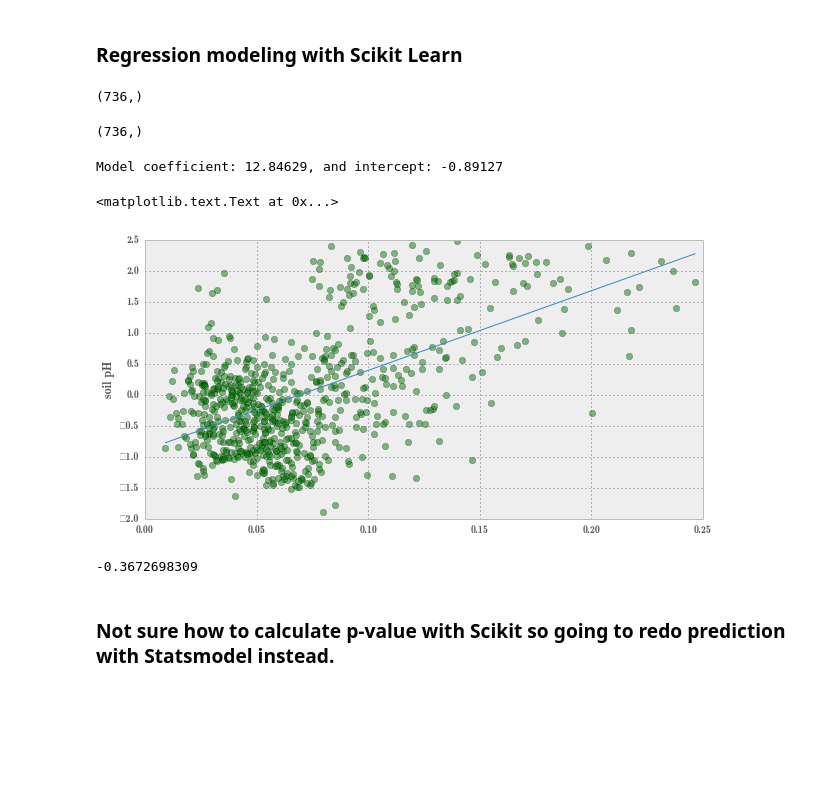
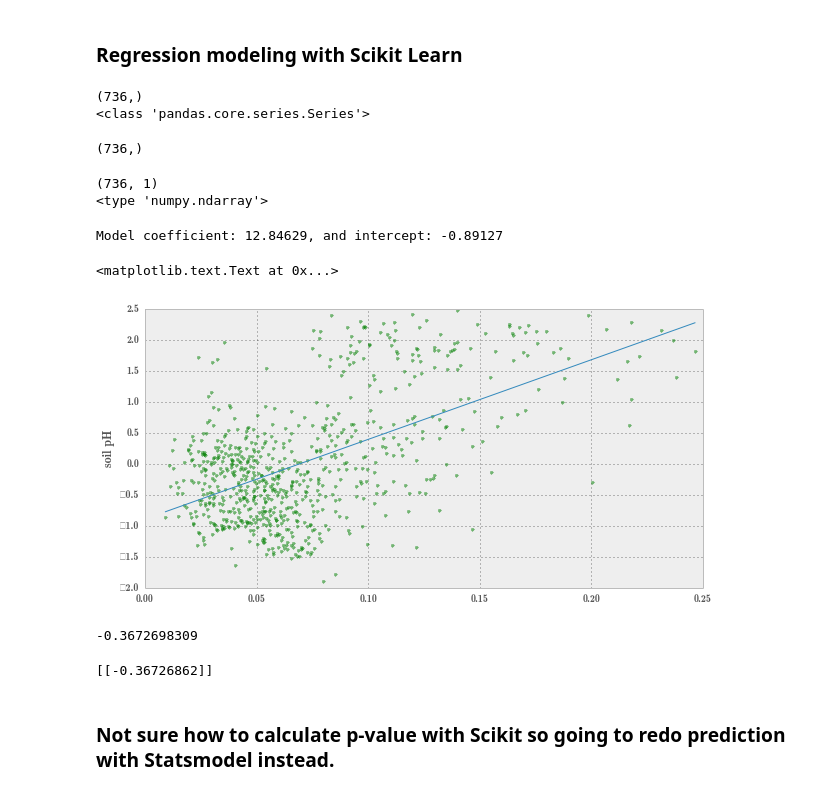
Before and after one commit to Eric-Xu/fall_2014_assignments, a Jupyter notebook: dataexplor02/exu/kaggle_africa_ph.ipynb, the cells around one changed output. Drawn from its saved outputs; the diff is of its cells as text; code cells hidden in the pictures; blank space fills up the shorter version.

Commit message:
work on data explor03

```diff
--- a/dataexplor02/exu/kaggle_africa_ph.ipynb
+++ b/dataexplor02/exu/kaggle_africa_ph.ipynb
@@ -86,9 +86,11 @@ plt.ylabel('soil pH')
 ### Regression modeling with Scikit Learn
 # %%
 x = data.Infrared02 # predictor
-x.shape
+print x.shape
+print type(x)
 # %% [output]
 (736,)
+<class 'pandas.core.series.Series'>
 # %%
 y = data.pH # response
 y.shape
@@ -97,6 +99,11 @@ y.shape
 # %%
 new_x = x.reshape(736, 1)
 new_y = y.reshape(736, 1)
+print new_x.shape
+print type(new_x)
+# %% [output]
+(736, 1)
+<type 'numpy.ndarray'>
 # %%
 model = LinearRegression(fit_intercept=True)
 model.fit(new_x, new_y)
@@ -105,15 +112,15 @@ print ("Model coefficient: %.5f, and intercept: %.5f" % (model.coef_, model.inte
 Model coefficient: 12.84629, and intercept: -0.89127
 # %%
 # pick 100 hundred points equally spaced from the min to the max
-x_test = np.linspace(data.Infrared02.min(), data.Infrared02.max(), 100).reshape(100,1)
-y_hat = model.predict(x_test)
+x_vals_for_reg_line = np.linspace(data.Infrared02.min(), data.Infrared02.max(), 100).reshape(100,1)
+y_vals_for_reg_line = model.predict(x_test)
 # %%
-plt.plot(data.Infrared02, data.pH, 'o', alpha=0.5, color='green')
-plt.plot(x_test, y_hat)
+plt.plot(data.Infrared02, data.pH, '.', alpha=0.5, color='green')
+plt.plot(x_vals_for_reg_line, y_vals_for_reg_line)
 plt.ylabel('soil pH')
 # %% [output]
 <matplotlib.text.Text at 0x...>
-[figure, old version]
+[figure, new version]
 # %%
 # y = model.coef_(x) + model.intercept_
 test_pH = 12.84629 * 0.04079 - 0.89127
@@ -121,6 +128,10 @@ test_pH = 12.84629 * 0.04079 - 0.89127
 test_pH
 # %% [output]
 -0.3672698309
+# %%
+print model.predict(0.04079)
+# %% [output]
+[[-0.36726862]]
 # %% [markdown]
 ### Not sure how to calculate p-value with Scikit so going to redo prediction with Statsmodel instead.
 # %%
```
Also changed, not shown: parts of 4 cells of this notebook, 3 other files.
